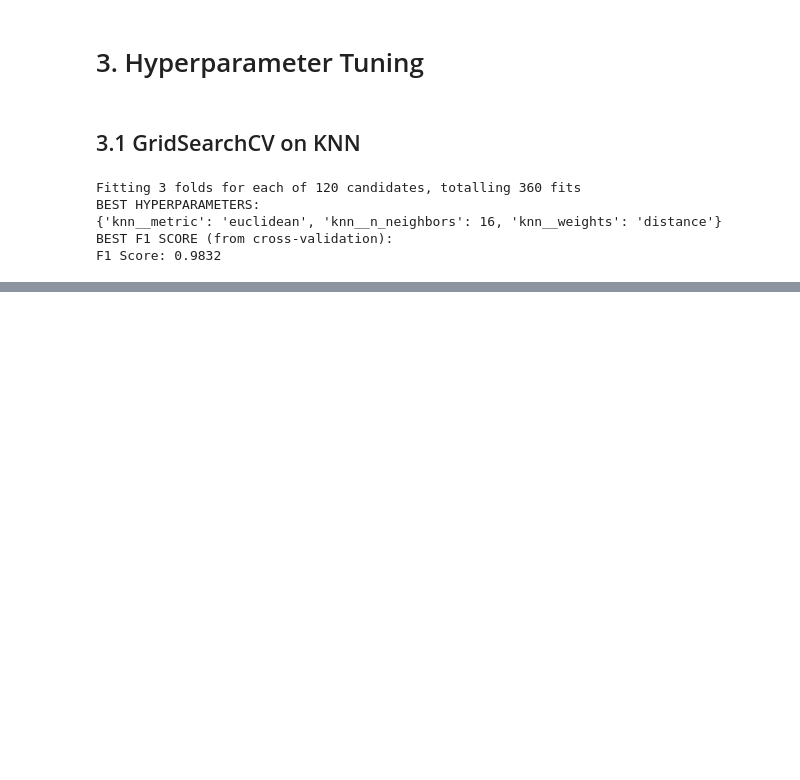
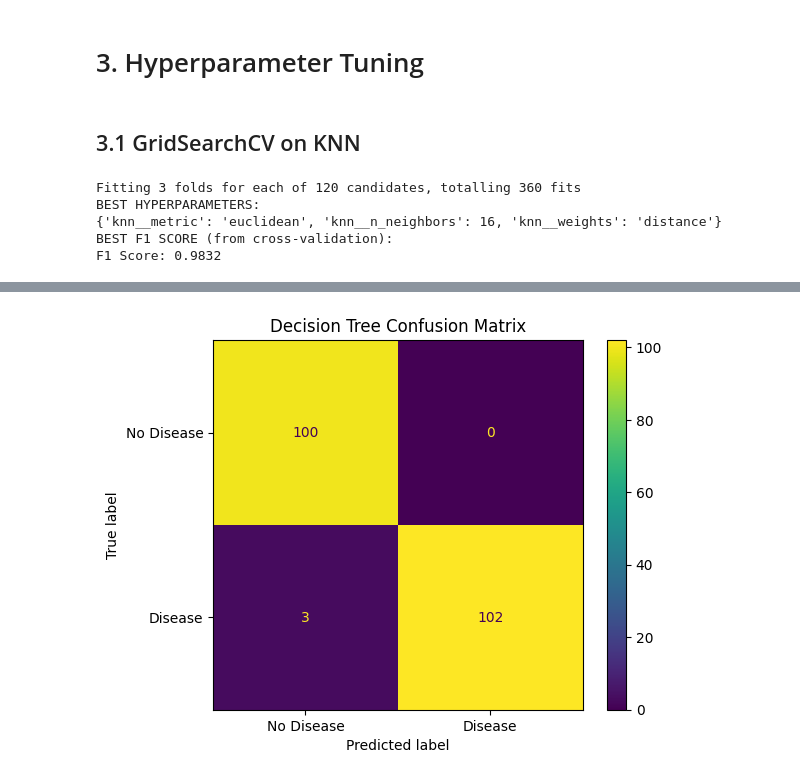
Before and after one commit to hyeonukim/COMP9130, a Jupyter notebook: mini-project-2/notebooks/02_modeling.ipynb, the cells around one changed output, grey strips where cells are left out. Cells and saved outputs as stored; diff of their text form; code cells hidden in the pictures; blank space fills up the shorter version.

```diff
--- a/mini-project-2/notebooks/02_modeling.ipynb
+++ b/mini-project-2/notebooks/02_modeling.ipynb
@@ -183,0 +197,9 @@ F1 Score: 0.9832
+# %%
+# Decision tree cm
+cm_tree = confusion_matrix(y_test, y_pred_tree)
+disp_tree = ConfusionMatrixDisplay(confusion_matrix=cm_tree, display_labels=['No Disease', 'Disease'])
+disp_tree.plot()
+plt.title('Decision Tree Confusion Matrix')
+plt.show()
+# %% [output]
+[figure, added]
```
Also changed, not shown: parts of 17 cells of this notebook.
